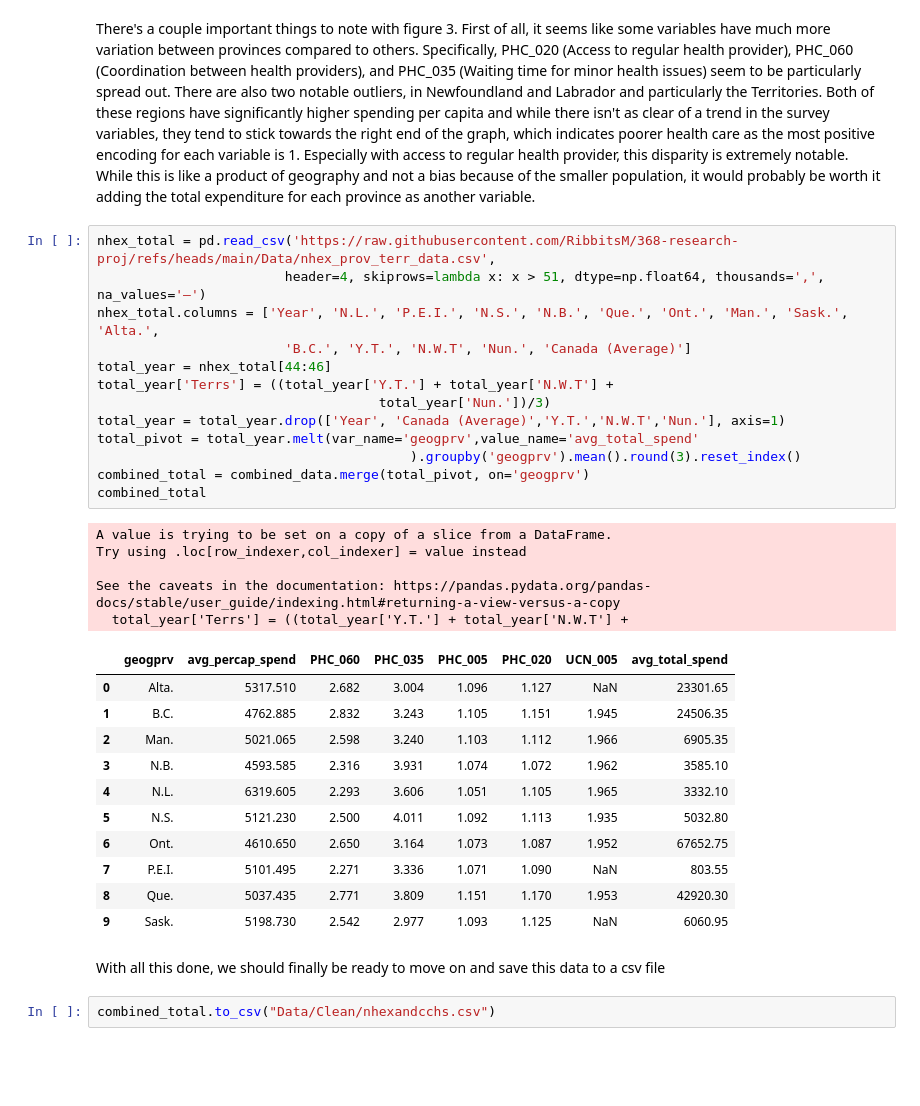
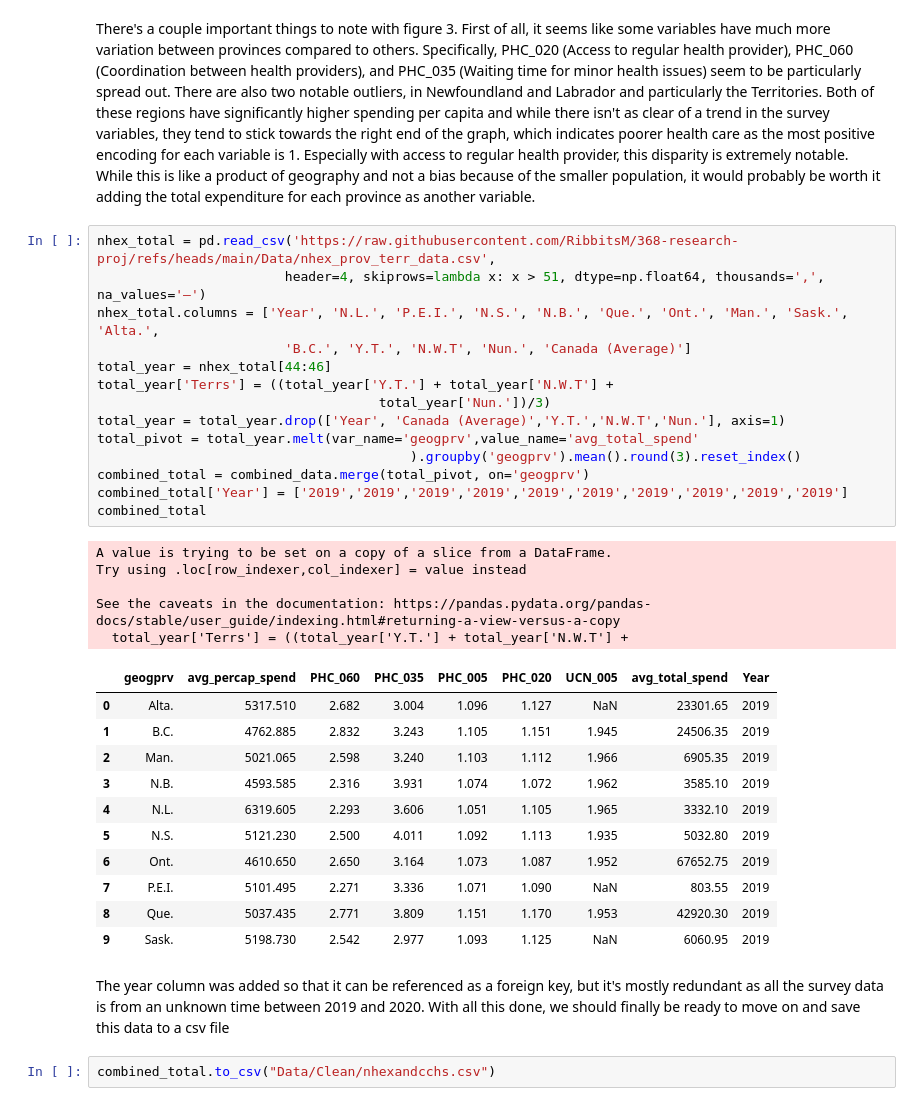
Before and after one commit to RibbitsM/368-research-proj, a Jupyter notebook: report.ipynb, the cells around one changed output. Drawn from its saved outputs; the diff is of its cells as text; blank space fills up the shorter version.

Commit message:
added year column and wrote SQL schema

```diff
--- a/report.ipynb
+++ b/report.ipynb
@@ -373,35 +373,36 @@ There's a couple important things to note with figure 3. First of all, it seems
 # %%
 nhex_total = pd.read_csv('https://raw.githubusercontent.com/RibbitsM/368-research-proj/refs/heads/main/Data/nhex_prov_terr_data.csv',
                         header=4, skiprows=lambda x: x > 51, dtype=np.float64, thousands=',', na_values='—')
 nhex_total.columns = ['Year', 'N.L.', 'P.E.I.', 'N.S.', 'N.B.', 'Que.', 'Ont.', 'Man.', 'Sask.', 'Alta.',
                         'B.C.', 'Y.T.', 'N.W.T', 'Nun.', 'Canada (Average)']
 total_year = nhex_total[44:46]
 total_year['Terrs'] = ((total_year['Y.T.'] + total_year['N.W.T'] +
                                     total_year['Nun.'])/3)
 total_year = total_year.drop(['Year', 'Canada (Average)','Y.T.','N.W.T','Nun.'], axis=1)
 total_pivot = total_year.melt(var_name='geogprv',value_name='avg_total_spend'
                                         ).groupby('geogprv').mean().round(3).reset_index()
 combined_total = combined_data.merge(total_pivot, on='geogprv')
+combined_total['Year'] = ['2019','2019','2019','2019','2019','2019','2019','2019','2019','2019']
 combined_total
 # %% [output]
 A value is trying to be set on a copy of a slice from a DataFrame.
 Try using .loc[row_indexer,col_indexer] = value instead
 
 See the caveats in the documentation: https://pandas.pydata.org/pandas-docs/stable/user_guide/indexing.html#returning-a-view-versus-a-copy
   total_year['Terrs'] = ((total_year['Y.T.'] + total_year['N.W.T'] +
-|  | geogprv | avg_percap_spend | PHC_060 | PHC_035 | PHC_005 | PHC_020 | UCN_005 | avg_total_spend |
-| 0 | Alta. | 5317.510 | 2.682 | 3.004 | 1.096 | 1.127 | NaN | 23301.65 |
-| 1 | B.C. | 4762.885 | 2.832 | 3.243 | 1.105 | 1.151 | 1.945 | 24506.35 |
-| 2 | Man. | 5021.065 | 2.598 | 3.240 | 1.103 | 1.112 | 1.966 | 6905.35 |
-| 3 | N.B. | 4593.585 | 2.316 | 3.931 | 1.074 | 1.072 | 1.962 | 3585.10 |
-| 4 | N.L. | 6319.605 | 2.293 | 3.606 | 1.051 | 1.105 | 1.965 | 3332.10 |
-| 5 | N.S. | 5121.230 | 2.500 | 4.011 | 1.092 | 1.113 | 1.935 | 5032.80 |
-| 6 | Ont. | 4610.650 | 2.650 | 3.164 | 1.073 | 1.087 | 1.952 | 67652.75 |
-| 7 | P.E.I. | 5101.495 | 2.271 | 3.336 | 1.071 | 1.090 | NaN | 803.55 |
-| 8 | Que. | 5037.435 | 2.771 | 3.809 | 1.151 | 1.170 | 1.953 | 42920.30 |
-| 9 | Sask. | 5198.730 | 2.542 | 2.977 | 1.093 | 1.125 | NaN | 6060.95 |
+|  | geogprv | avg_percap_spend | PHC_060 | PHC_035 | PHC_005 | PHC_020 | UCN_005 | avg_total_spend | Year |
+| 0 | Alta. | 5317.510 | 2.682 | 3.004 | 1.096 | 1.127 | NaN | 23301.65 | 2019 |
+| 1 | B.C. | 4762.885 | 2.832 | 3.243 | 1.105 | 1.151 | 1.945 | 24506.35 | 2019 |
+| 2 | Man. | 5021.065 | 2.598 | 3.240 | 1.103 | 1.112 | 1.966 | 6905.35 | 2019 |
+| 3 | N.B. | 4593.585 | 2.316 | 3.931 | 1.074 | 1.072 | 1.962 | 3585.10 | 2019 |
+| 4 | N.L. | 6319.605 | 2.293 | 3.606 | 1.051 | 1.105 | 1.965 | 3332.10 | 2019 |
+| 5 | N.S. | 5121.230 | 2.500 | 4.011 | 1.092 | 1.113 | 1.935 | 5032.80 | 2019 |
+| 6 | Ont. | 4610.650 | 2.650 | 3.164 | 1.073 | 1.087 | 1.952 | 67652.75 | 2019 |
+| 7 | P.E.I. | 5101.495 | 2.271 | 3.336 | 1.071 | 1.090 | NaN | 803.55 | 2019 |
+| 8 | Que. | 5037.435 | 2.771 | 3.809 | 1.151 | 1.170 | 1.953 | 42920.30 | 2019 |
+| 9 | Sask. | 5198.730 | 2.542 | 2.977 | 1.093 | 1.125 | NaN | 6060.95 | 2019 |
 # %% [markdown]
-With all this done, we should finally be ready to move on and save this data to a csv file
+The year column was added so that it can be referenced as a foreign key, but it's mostly redundant as all the survey data is from an unknown time between 2019 and 2020. With all this done, we should finally be ready to move on and save this data to a csv file
 # %%
 combined_total.to_csv("Data/Clean/nhexandcchs.csv")
 # %% [markdown]
```
Also changed, not shown: parts of 1 cell of this notebook, 1 other file.
